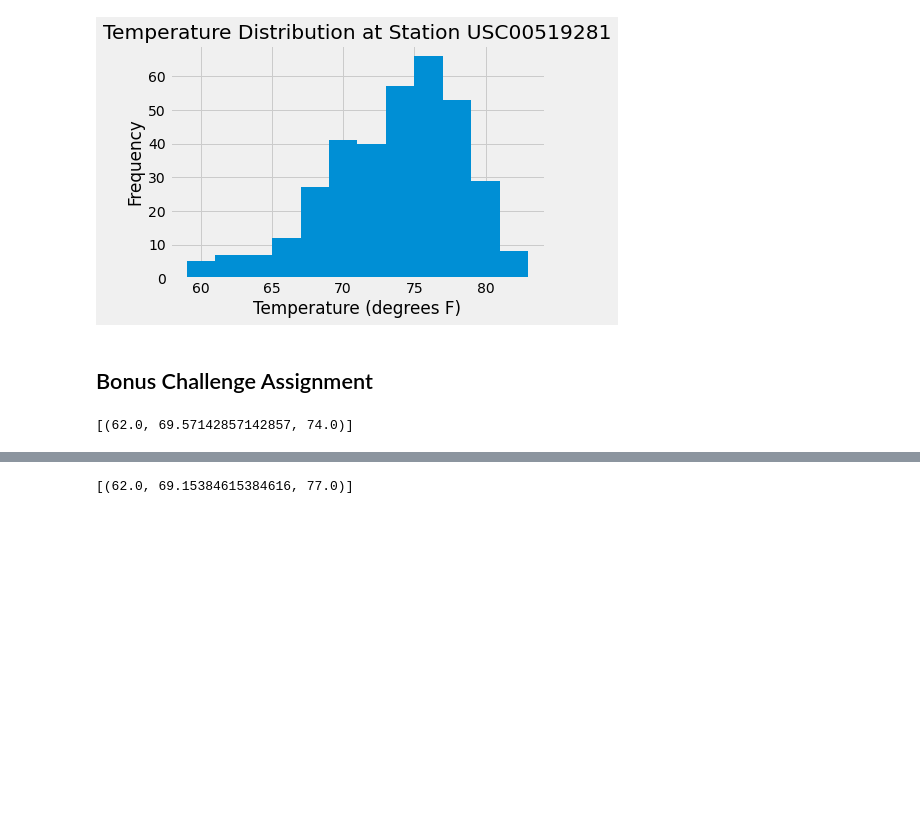
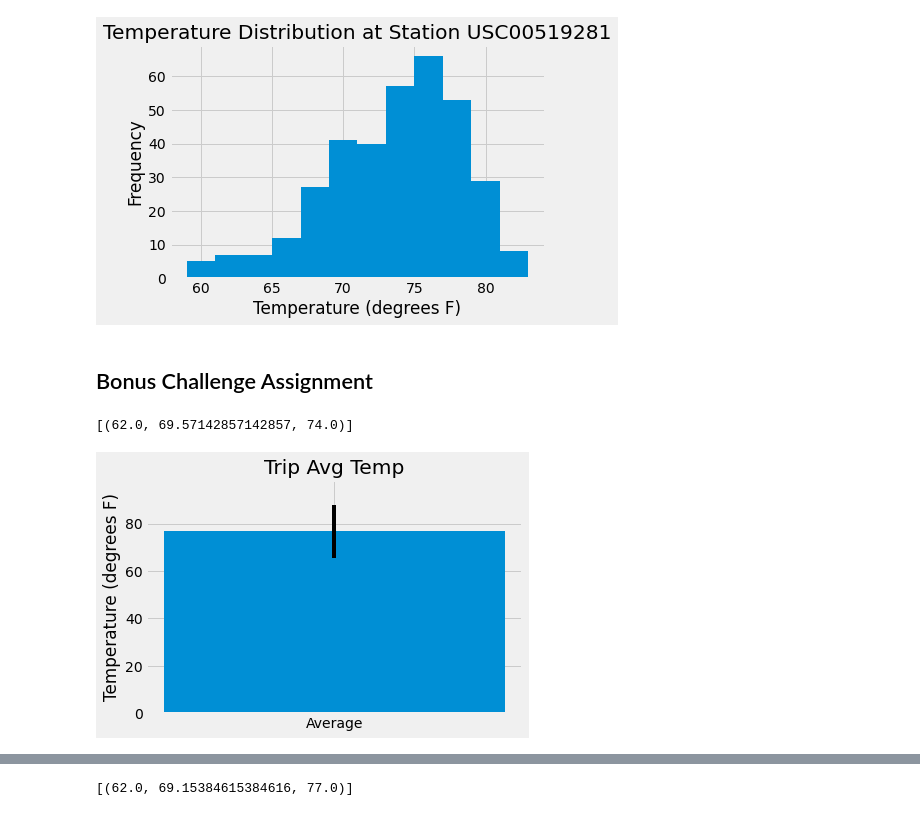
Before and after one commit to emcfarland/sqlalchemy-challenge, a Jupyter notebook: climate_analysis.ipynb, the cells around one changed output, grey strips where cells are left out. Saved outputs shown, nothing was run; the diff lists cells and outputs as text; code cells hidden in the pictures; blank space fills up the shorter version.

```diff
--- a/climate_analysis.ipynb
+++ b/climate_analysis.ipynb
@@ -153,11 +148,21 @@ print(calc_temps('2012-02-28', '2012-03-05'))
 # %%
 # Use your previous function `calc_temps` to calculate the tmin, tavg, and tmax
 # for your trip using the previous year's data for those same dates.
+my_start = '2017-06-20'
+my_end = '2017-06-25'
+my_trip = calc_temps(my_start, my_end)
 # %%
 # Plot the results from your previous query as a bar chart.
 # Use "Trip Avg Temp" as your Title
 # Use the average temperature for the y value
 # Use the peak-to-peak (tmax-tmin) value as the y error bar (yerr)
+plt.bar("Average", my_trip[0][1], yerr=my_trip[0][2]-my_trip[0][0])
+plt.ylim(0, my_trip[0][2]*(1.2))
+plt.title("Trip Avg Temp")
+plt.ylabel("Temperature (degrees F)")
+plt.show()
+# %% [output]
+[figure, added]
 # %%
 # Calculate the total amount of rainfall per weather station for your trip dates using the previous year's matching dates.
 # Sort this in descending order by precipitation amount and list the station, name, latitude, longitude, and elevation
```
Also changed, not shown: parts of 6 cells of this notebook, 1 other file.
